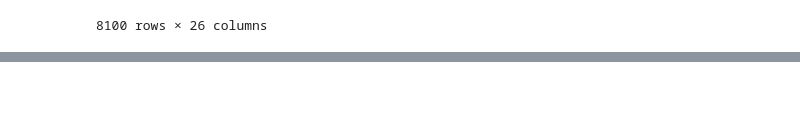
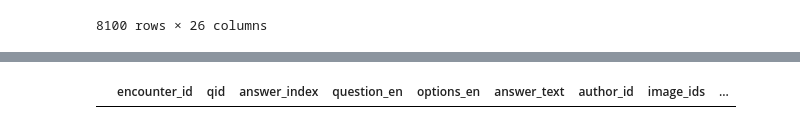
Before and after one commit to karishmathakrar/arc-mediqa-magic-2025, a Jupyter notebook: utilities/preprocess.ipynb, the cells around one changed output, grey strips where cells are left out. Saved outputs shown, nothing was run; the diff lists cells and outputs as text; code cells hidden in the pictures; blank space fills up the shorter version.

Commit message:
Add analysis for image usage and encounter filtering

```diff
--- a/utilities/preprocess.ipynb
+++ b/utilities/preprocess.ipynb
@@ -124,0 +204,5 @@ diff
+# %%
+# do i have encounter_id ENC000858 in final_df?
+final_df[final_df["encounter_id"] == "ENC00044"]
+# %% [output]
+|  | encounter_id | qid | answer_index | question_en | options_en | answer_text | author_id | image_ids | ... |
```
Also changed, not shown: parts of 6 cells of this notebook.
